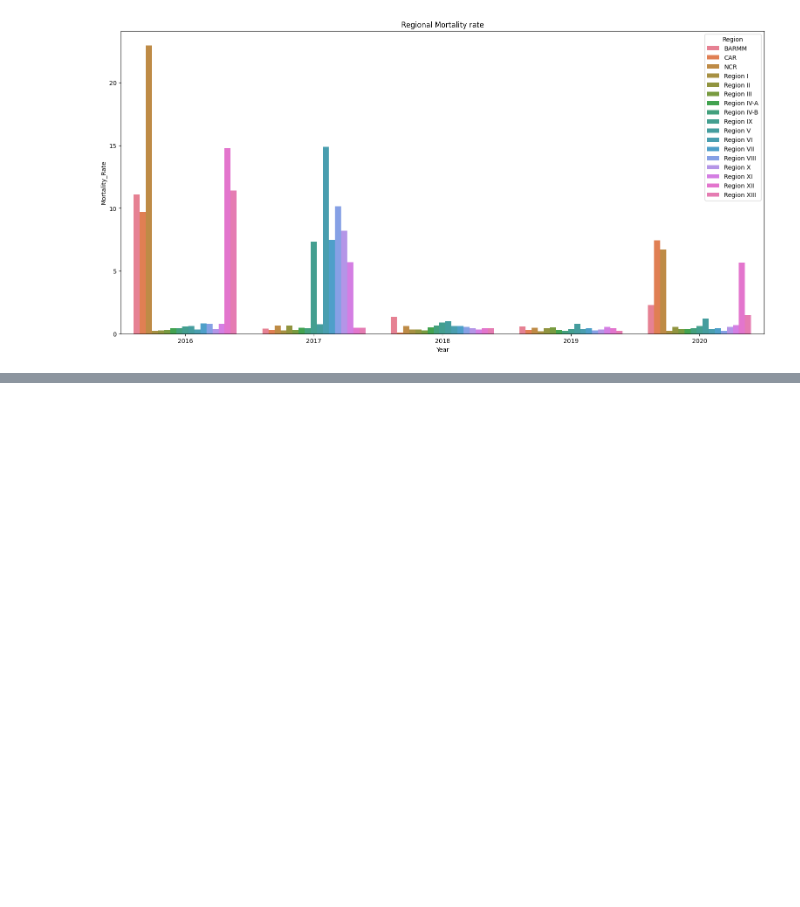
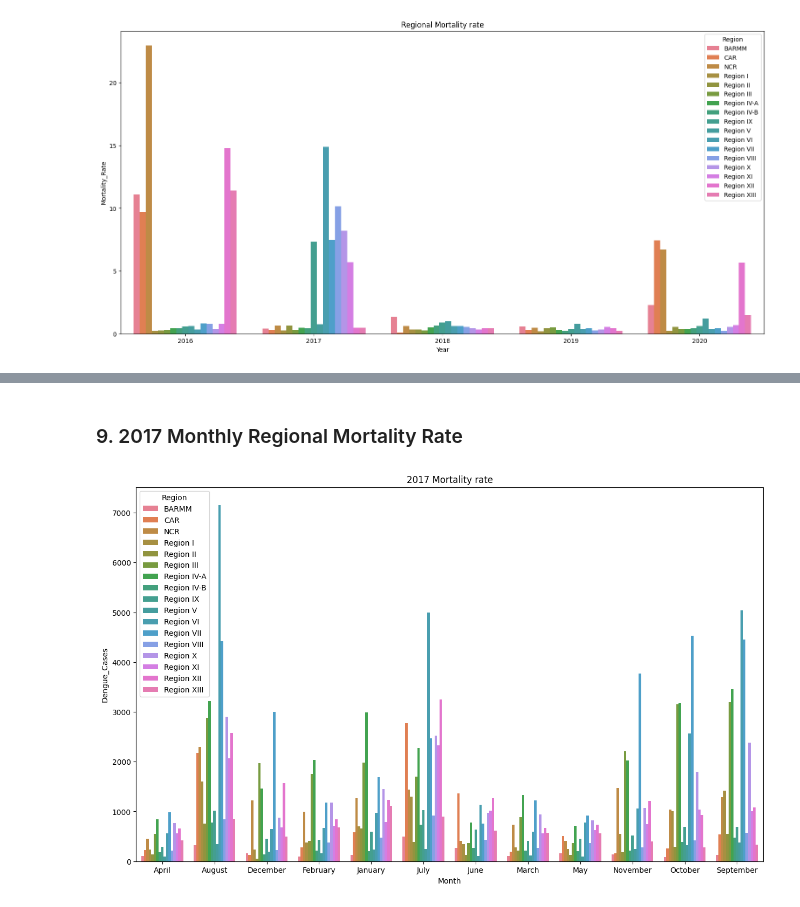
Before and after one commit to RyannKim327/Jupyter-Notebook, a Jupyter notebook: ITD - 3B/activity 5.ipynb, the cells around one changed output, grey strips where cells are left out. Saved outputs shown, nothing was run; the diff lists cells and outputs as text; code cells hidden in the pictures; blank space fills up the shorter version.

```diff
--- a/ITD - 3B/activity 5.ipynb
+++ b/ITD - 3B/activity 5.ipynb
@@ -132,0 +148,6 @@ plt.show()
+# %% [markdown]
+### 9. 2017 Monthly Regional Mortality Rate
+# %%
+monthly_mortalty(2017)
+# %% [output]
+[figure, added]
```
Also changed, not shown: parts of 31 cells of this notebook, 1 other file.
